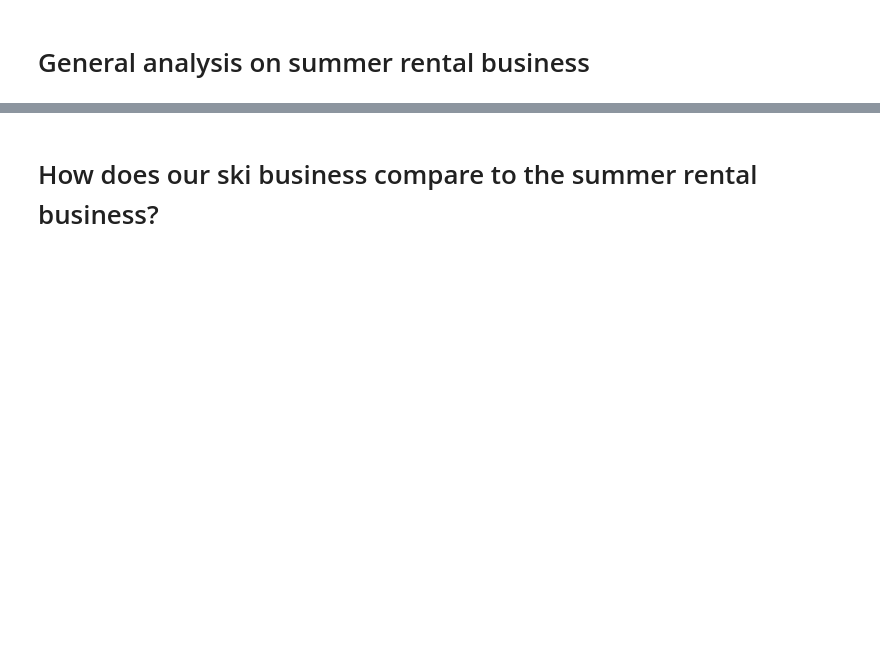
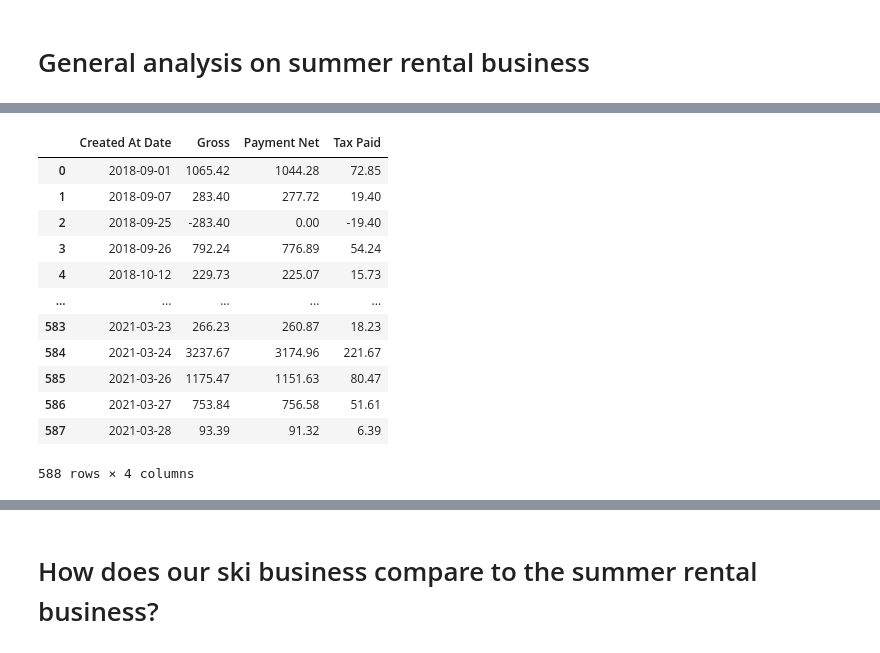
Before and after one commit to Data-Science-in-Business-master/final-project-adventure-haus-and-hwy40-adventure_haus_highway_40, a Jupyter notebook: Adventure Huas.ipynb, the cells around one changed output, grey strips where cells are left out. Cells and saved outputs as stored; diff of their text form; code cells hidden in the pictures; blank space fills up the shorter version.

Commit message:
changing adventure house things

```diff
--- a/Adventure Huas.ipynb
+++ b/Adventure Huas.ipynb
@@ -197,0 +198,7 @@ behavior_total['Date'].min()
+# %%
+# Is this just descriptive data?
+
+sales = pd.read_csv('data/Adventure_Huas/Fareharbor/Sales--2018-09-01--2021-03-29.csv',skiprows=[i for i in range(0,1)])
+
+sales.drop(sales.tail(1).index,
+        inplace = True)
@@ -197,0 +225,6 @@ behavior_total['Date'].min()
+# %%
+sales['Payment Net'] = sales['Payment Net'].str.replace('$','').str.replace(',','').astype(float)
+# %%
+sales['Tax Paid'] = sales['Tax Paid'].str.replace('$','').str.replace(',','').astype(float)
+# %%
+sales['Gross'] = sales['Gross'].str.replace('$','').str.replace(',','').astype(float)
@@ -197,0 +268,18 @@ behavior_total['Date'].min()
+# %%
+totals = sales.groupby('Created At Date', as_index=False).agg({'Gross': 'sum', 'Payment Net': 'sum','Tax Paid': 'sum'})
+
+totals
+# %% [output]
+|  | Created At Date | Gross | Payment Net | Tax Paid |
+| 0 | 2018-09-01 | 1065.42 | 1044.28 | 72.85 |
+| 1 | 2018-09-07 | 283.40 | 277.72 | 19.40 |
+| 2 | 2018-09-25 | -283.40 | 0.00 | -19.40 |
+| 3 | 2018-09-26 | 792.24 | 776.89 | 54.24 |
+| 4 | 2018-10-12 | 229.73 | 225.07 | 15.73 |
+| ... | ... | ... | ... | ... |
+| 583 | 2021-03-23 | 266.23 | 260.87 | 18.23 |
+| 584 | 2021-03-24 | 3237.67 | 3174.96 | 221.67 |
+| 585 | 2021-03-26 | 1175.47 | 1151.63 | 80.47 |
+| 586 | 2021-03-27 | 753.84 | 756.58 | 51.61 |
+| 587 | 2021-03-28 | 93.39 | 91.32 | 6.39 |
+588 rows × 4 columns
```
Also changed, not shown: parts of 8 cells of this notebook.
